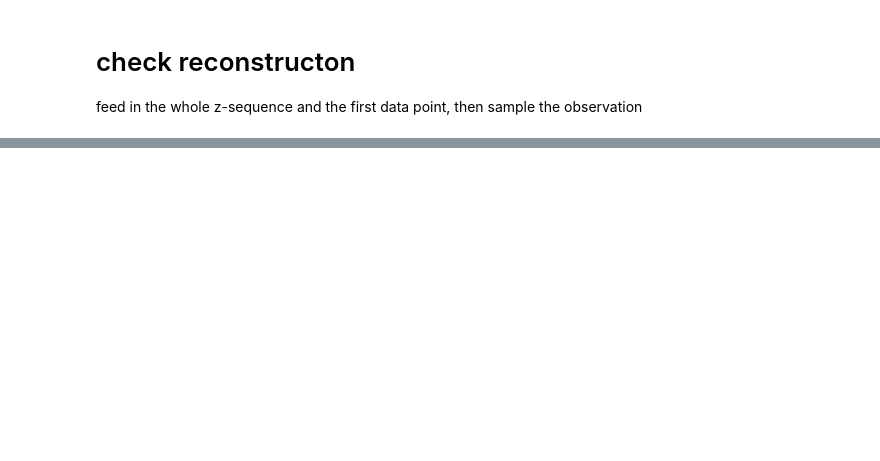
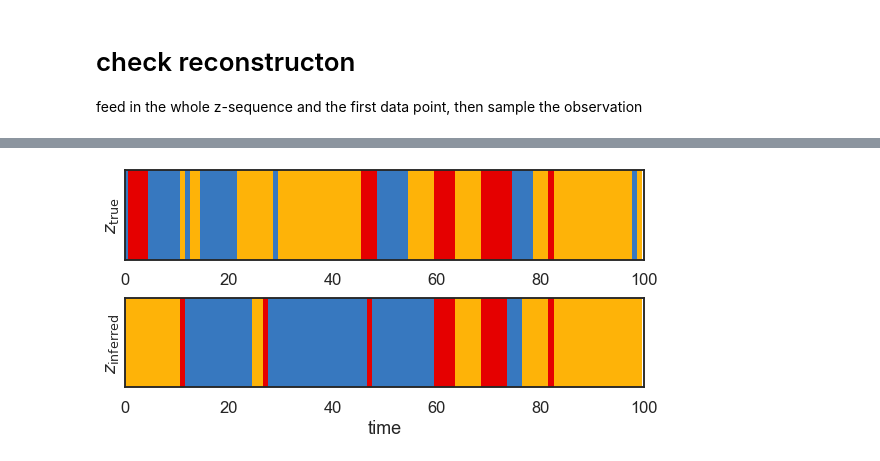
Before and after one commit to cunningham-lab/SocialBehaviors, a Jupyter notebook: SocialBehaviorptc/ssm_ptc/examples/ARHMM_demo.ipynb, the cells around one changed output, grey strips where cells are left out. Saved outputs shown, nothing was run; the diff lists cells and outputs as text; code cells hidden in the pictures; blank space fills up the shorter version.

```diff
--- a/SocialBehaviorptc/ssm_ptc/examples/ARHMM_demo.ipynb
+++ b/SocialBehaviorptc/ssm_ptc/examples/ARHMM_demo.ipynb
@@ -274,0 +319,28 @@ plt.legend()
+# %%
+# infer hidden states
+infer_z = model.most_likely_states(data)
+
+perm = find_permutation(z, infer_z, K1=K, K2=K)
+
+model.permute(perm)
+hmm_z = model.most_likely_states(data)
+# %%
+# Plot the true and inferred discrete states
+
+plt.figure(figsize=(8, 4))
+plt.subplot(211)
+plt.imshow(z[None,:], aspect="auto", cmap=cmap, vmin=0, vmax=len(colors)-1)
+plt.xlim(0, T)
+plt.ylabel("$z_{\\mathrm{true}}$")
+plt.yticks([])
+
+plt.subplot(212)
+plt.imshow(hmm_z[None,:], aspect="auto", cmap=cmap, vmin=0, vmax=len(colors)-1)
+plt.xlim(0, T)
+plt.ylabel("$z_{\\mathrm{inferred}}$")
+plt.yticks([])
+plt.xlabel("time")
+
+plt.tight_layout()
+# %% [output]
+[figure, added]
```
Also changed, not shown: parts of 13 cells of this notebook, 9 other files.
